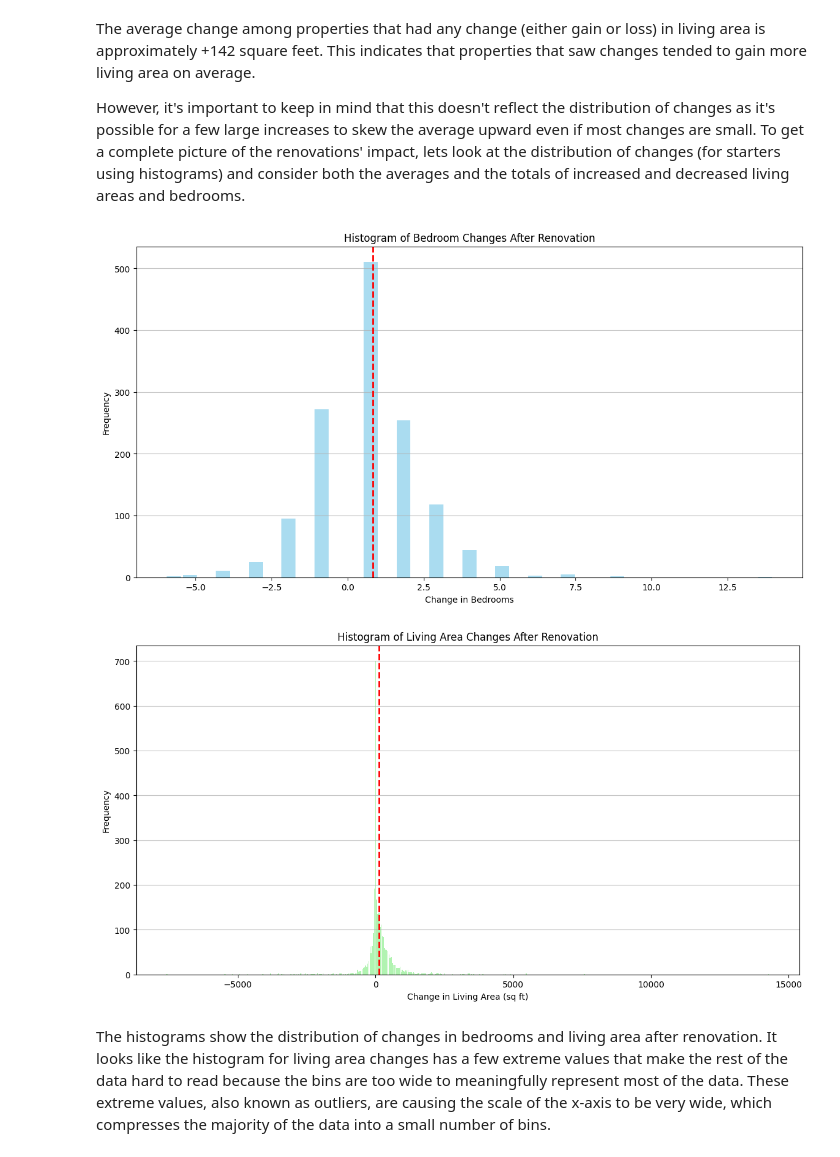
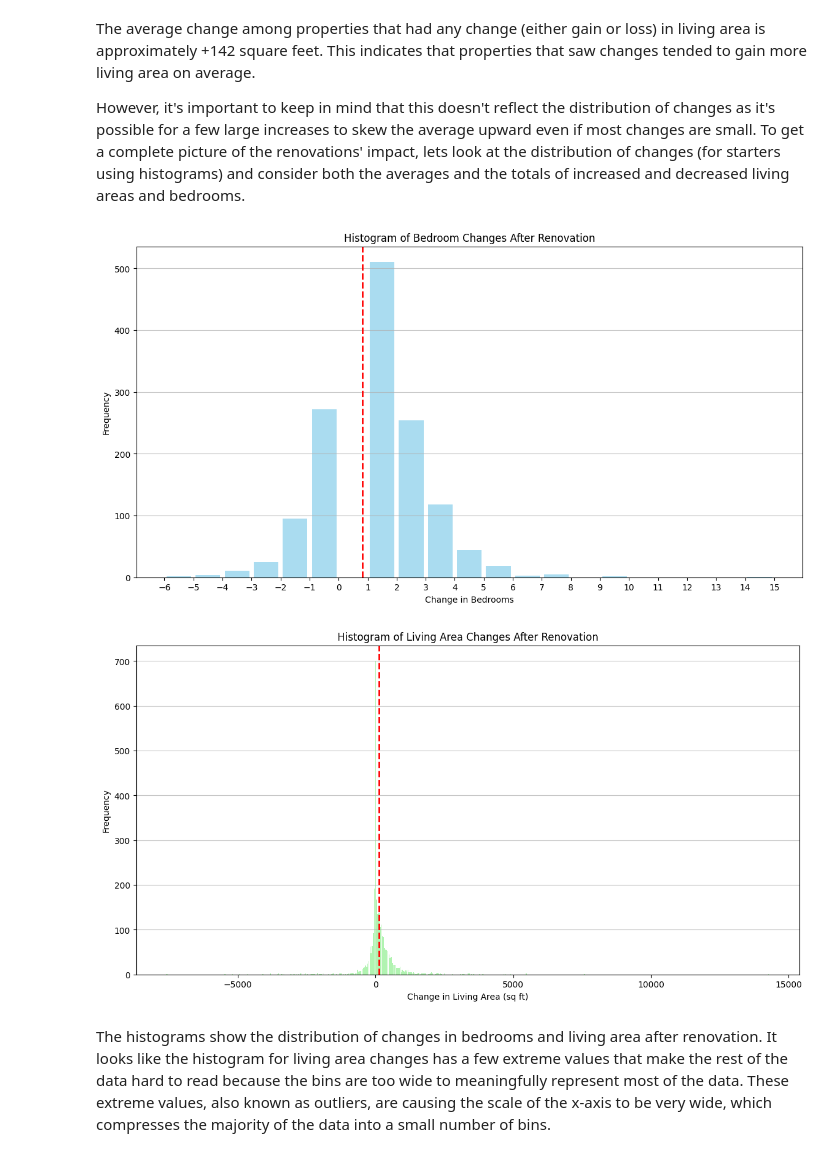
Before and after one commit to BU-Spark/ds-boston-remodeling, a Jupyter notebook: sp24-team-c/Mid Semester Notebooks/Renovations&Bedrooms_Analysis.ipynb, the cells around one changed output. Cells and saved outputs as stored; diff of their text form; code cells hidden in the pictures.

```diff
--- a/sp24-team-c/Mid Semester Notebooks/Renovations&Bedrooms_Analysis.ipynb
+++ b/sp24-team-c/Mid Semester Notebooks/Renovations&Bedrooms_Analysis.ipynb
@@ -123,7 +123,7 @@ pa_data = {
 
 LU_filtered_pa_data = {}
 
-residential_codes = ['R1', 'R2', 'R3', 'RL', 'R4', 'A', 'CD']
+residential_codes = ['R1', 'R2', 'R3', 'RC', 'R4', 'A', 'CD']
 
 # Loop through each year's DataFrame and filter it
 for year, df in pa_data.items():
@@ -623,31 +623,36 @@ However, it's important to keep in mind that this doesn't reflect the distributi
 # %%
 import matplotlib.pyplot as plt
 
 # Filter to exclude no change for a clearer histogram
 bedrooms_diff = after_renovation_data[after_renovation_data['bedrooms_diff'] != 0]['bedrooms_diff']
 living_area_diff = after_renovation_data[after_renovation_data['living_area_diff'] != 0]['living_area_diff']
 
+# This creates a list of bin edges from the min to max, with each edge separated by 1
+bin_edges = range(int(min(bedrooms_diff)), int(max(bedrooms_diff)) + 2)
+
 # Histogram for bedroom differences
 plt.figure(figsize=(14, 7))
-plt.hist(bedrooms_diff, bins='auto', color='skyblue', alpha=0.7, rwidth=0.85)
+plt.hist(bedrooms_diff, bins=bin_edges, color='skyblue', alpha=0.7, rwidth=0.85)
 plt.title('Histogram of Bedroom Changes After Renovation')
 plt.xlabel('Change in Bedrooms')
 plt.ylabel('Frequency')
 plt.grid(axis='y', alpha=0.75)
 plt.axvline(bedrooms_diff.mean(), color='red', linestyle='dashed', linewidth=2)  # Mean line
+# This sets the x-axis ticks to every integer within the range of your data
+plt.xticks(bin_edges)
 plt.show()
 
 # Histogram for living area differences
 plt.figure(figsize=(14, 7))
 plt.hist(living_area_diff, bins='auto', color='lightgreen', alpha=0.7, rwidth=0.85)
 plt.title('Histogram of Living Area Changes After Renovation')
 plt.xlabel('Change in Living Area (sq ft)')
 plt.ylabel('Frequency')
 plt.grid(axis='y', alpha=0.75)
 plt.axvline(living_area_diff.mean(), color='red', linestyle='dashed', linewidth=2)  # Mean line
 plt.show()
 # %% [output]
-[figure, old version]
+[figure, new version]
 [figure]
 # %% [markdown]
 The histograms show the distribution of changes in bedrooms and living area after renovation. It looks like the histogram for living area changes has a few extreme values that make the rest of the data hard to read because the bins are too wide to meaningfully represent most of the data. These extreme values, also known as outliers, are causing the scale of the x-axis to be very wide, which compresses the majority of the data into a small number of bins.
```
Also changed, not shown: parts of 2 cells of this notebook.
